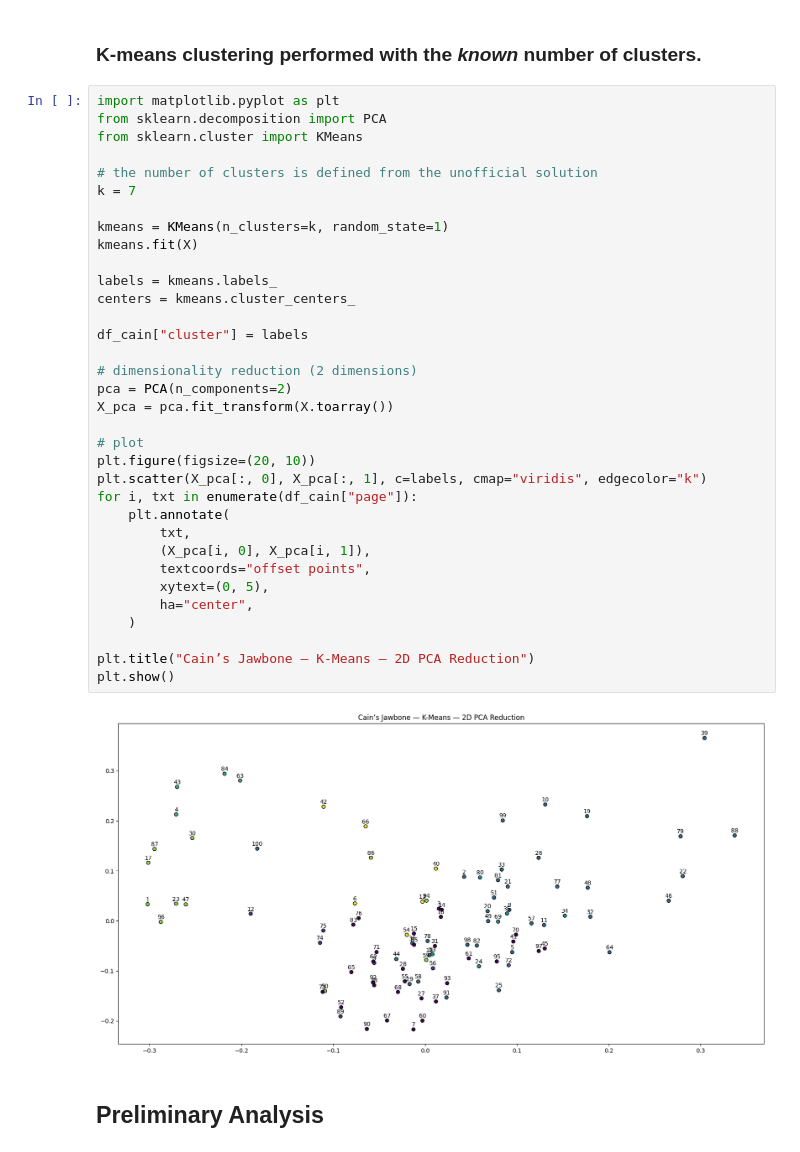
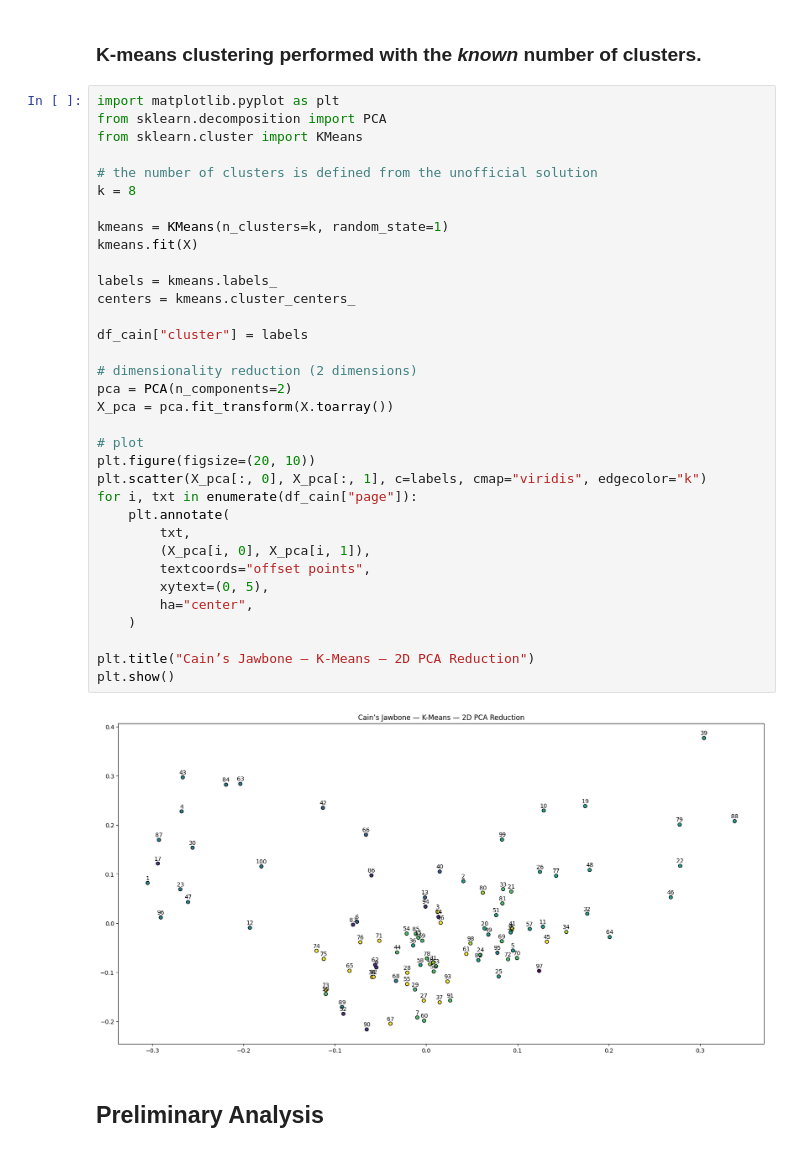
Before and after one commit to glethuillier/Jawbone, a Jupyter notebook: jawbone.ipynb, the cells around one changed output. Cells and saved outputs as stored; diff of their text form.

```diff
--- a/jawbone.ipynb
+++ b/jawbone.ipynb
@@ -82,36 +82,36 @@ from sklearn.decomposition import PCA
 from sklearn.cluster import KMeans
 
 # the number of clusters is defined from the unofficial solution
-k = 7
+k = 8
 
 kmeans = KMeans(n_clusters=k, random_state=1)
 kmeans.fit(X)
 
 labels = kmeans.labels_
 centers = kmeans.cluster_centers_
 
 df_cain["cluster"] = labels
 
 # dimensionality reduction (2 dimensions)
 pca = PCA(n_components=2)
 X_pca = pca.fit_transform(X.toarray())
 
 # plot
 plt.figure(figsize=(20, 10))
 plt.scatter(X_pca[:, 0], X_pca[:, 1], c=labels, cmap="viridis", edgecolor="k")
 for i, txt in enumerate(df_cain["page"]):
     plt.annotate(
         txt,
         (X_pca[i, 0], X_pca[i, 1]),
         textcoords="offset points",
         xytext=(0, 5),
         ha="center",
     )
 
 plt.title("Cain’s Jawbone — K-Means — 2D PCA Reduction")
 plt.show()
 # %% [output]
-[figure, old version]
+[figure, new version]
 # %% [markdown]
 ## Preliminary Analysis
 # %% [markdown]
```
Also changed, not shown: parts of 3 cells of this notebook, 2 other files.
